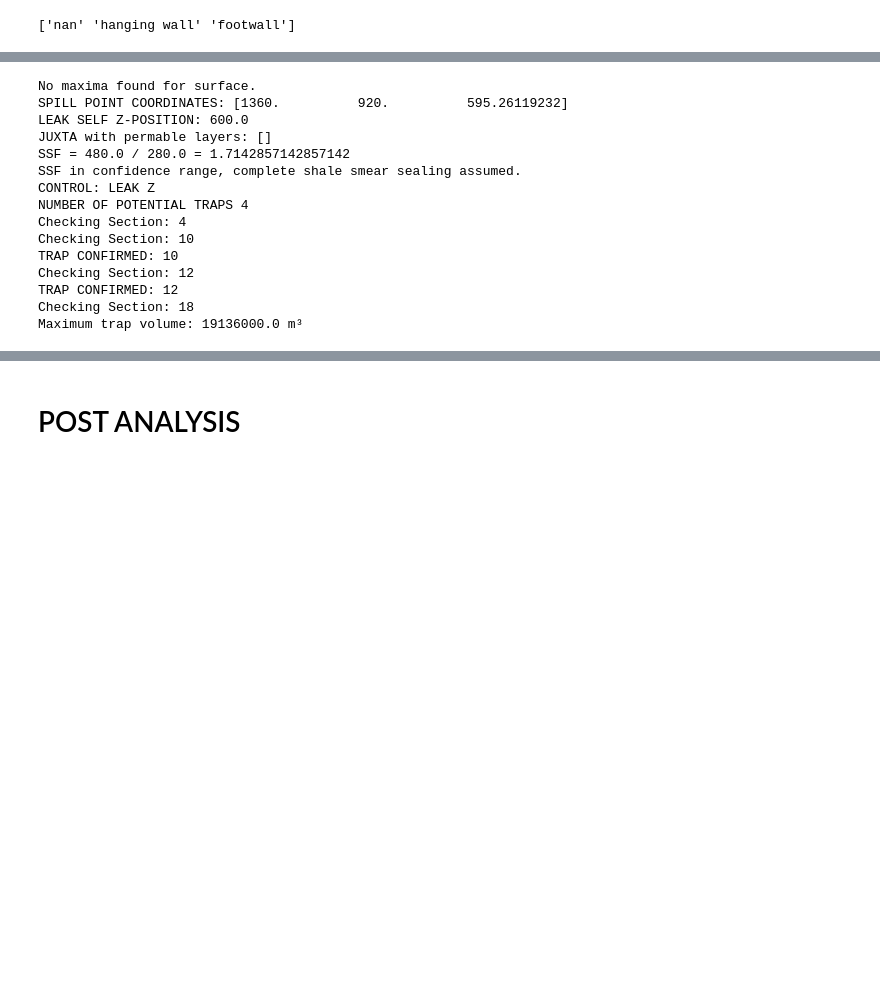
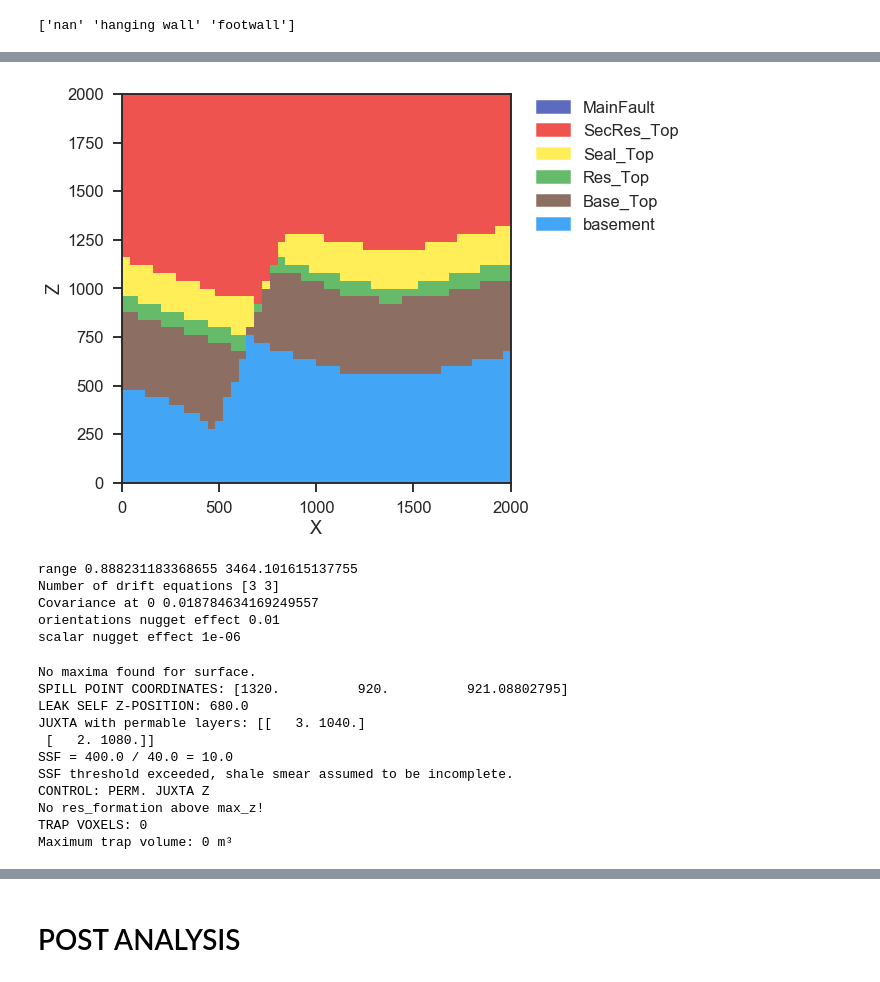
Before and after one commit to nre-aachen/Theses, a Jupyter notebook: Risk analysis/Notebooks/post_submission_continued_work/3D uncertainty (post-submission, work in progress).ipynb, the cells around one changed output, grey strips where cells are left out. Cells and saved outputs as stored; diff of their text form; code cells hidden in the pictures; blank space fills up the shorter version.

```diff
--- a/Risk analysis/Notebooks/post_submission_continued_work/3D uncertainty (post-submission, work in progress).ipynb
+++ b/Risk analysis/Notebooks/post_submission_continued_work/3D uncertainty (post-submission, work in progress).ipynb
@@ -532,27 +536,37 @@ def input_data(value=0, geo_data_stoch_init=geo_data_stoch_init, lith_Z_modifier
     return [geo_data_stoch.xs('interfaces')[["X", "Y", "Z"]].values, geo_data_stoch.xs('orientations').values]
 # %%
 @pymc.deterministic(trace=False)
-def gempy_model(value=0, input_data=input_data, seal_n=seal_n, print_figures=False):
+def gempy_model(value=0, input_data=input_data, seal_n=seal_n, print_figures=True):
     interp_data.geo_data_res.interfaces[["X", "Y", "Z"]] = input_data[0]
     interp_data.geo_data_res.orientations[["X", "Y", "Z", "G_x", "G_y", "G_z",
                                            'dip', 'azimuth', 'polarity']] = input_data[1]
     interp_data.interpolator.prepare_data_frame(interp_data.geo_data_res)
     try:
         # try to compute model
         ls, fs = gp.compute_model(interp_data)
         if print_figures:
-            gp.plot_section(geo_data, ls[0], np.int(resolution/2), plot_data=True)
+            gp.plot_section(geo_data, ls[0], np.int(resolution/2), plot_data=False)
            # gp.plot_data(interp_data.geo_data_res, direction='y')
 
         return ls, fs, interp_data
 
     except np.linalg.linalg.LinAlgError as err:
         # if it fails (e.g. some input data combinations could lead to
         # a singular matrix and thus break the chain) return an empty model
         # with same dimensions (just zeros)
         if verbose:
             print("Exception occured.")
         return np.zeros_like(lith_sol), np.zeros_like(fault_sol), interp_data
+# %% [output]
+[figure, added]
+# %%
+gp.get_kriging_parameters(interp_data)
+# %% [output]
+range 0.888231183368655 3464.101615137755
+Number of drift equations [3 3]
+Covariance at 0 0.018784634169249557
+orientations nugget effect 0.01
+scalar nugget effect 1e-06
 # %%
 @pymc.deterministic(trace=True)
 def trap_analysis(value=0, lith_sol=gempy_model[0], fault_sol=gempy_model[1],
@@ -612,20 +626,16 @@ def trap_analysis(value=0, lith_sol=gempy_model[0], fault_sol=gempy_model[1],
 #    return max_vol, SSF, trap_control
 # %% [output]
 No maxima found for surface.
-SPILL POINT COORDINATES: [1360.          920.          595.26119232]
-LEAK SELF Z-POSITION: 600.0
-JUXTA with permable layers: []
-SSF = 480.0 / 280.0 = 1.7142857142857142
-SSF in confidence range, complete shale smear sealing assumed.
-CONTROL: LEAK Z
-NUMBER OF POTENTIAL TRAPS 4
-Checking Section: 4
-Checking Section: 10
-TRAP CONFIRMED: 10
-Checking Section: 12
-TRAP CONFIRMED: 12
-Checking Section: 18
-Maximum trap volume: 19136000.0 m³
+SPILL POINT COORDINATES: [1320.          920.          921.08802795]
+LEAK SELF Z-POSITION: 680.0
+JUXTA with permable layers: [[   3. 1040.]
+ [   2. 1080.]]
+SSF = 400.0 / 40.0 = 10.0
+SSF threshold exceeded, shale smear assumed to be incomplete.
+CONTROL: PERM. JUXTA Z
+No res_formation above max_z!
+TRAP VOXELS: 0
+Maximum trap volume: 0 m³
 # %%
 def trap_analysis_post(lith_sol, fault_sol, print_figures=False):
     lith_block = lith_sol[0]
```
Also changed, not shown: parts of 23 cells of this notebook.
